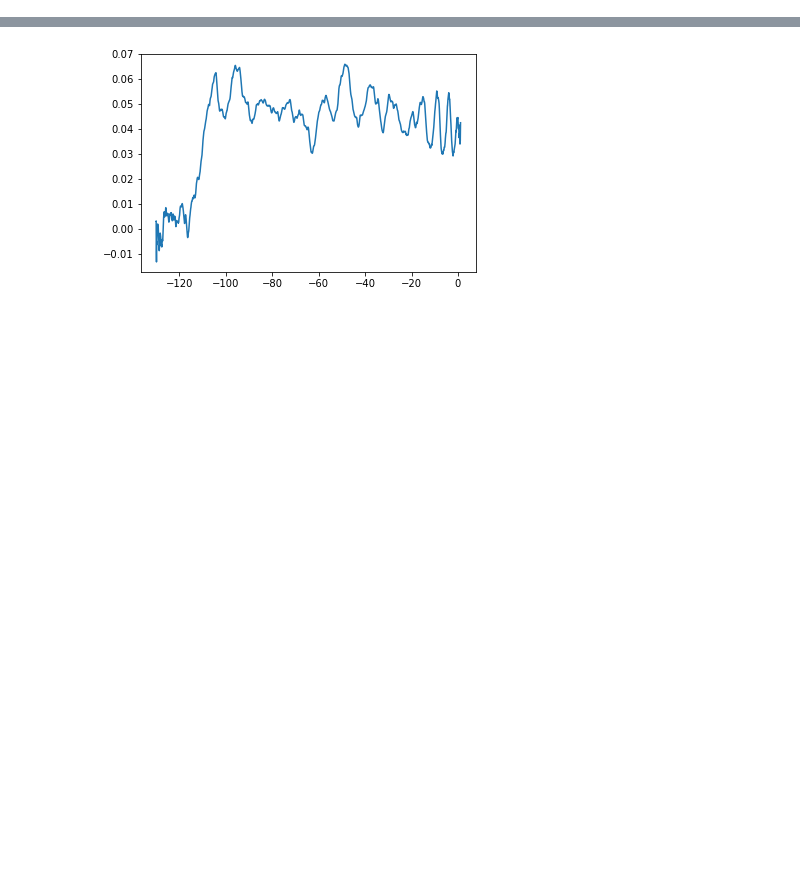
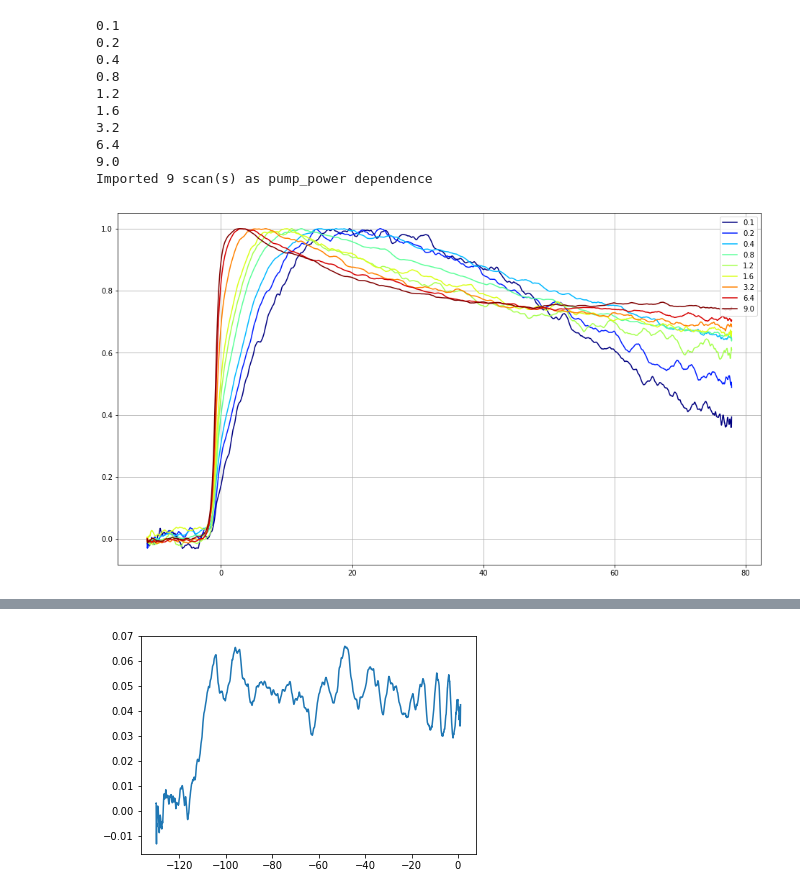
Before and after one commit to steinnymir/RegAscope2017, a Jupyter notebook: Analysis Tests.ipynb, the cells around one changed output, grey strips where cells are left out. Saved outputs shown, nothing was run; the diff lists cells and outputs as text; code cells hidden in the pictures; blank space fills up the shorter version.

```diff
--- a/Analysis Tests.ipynb
+++ b/Analysis Tests.ipynb
@@ -9,6 +9,75 @@ import matplotlib.colorbar as colorbar
 import matplotlib.cm as cmx
 from mpl_toolkits.axes_grid1 import make_axes_locatable
 %matplotlib inline
+# %%
+tr = transient.Transient()
+
+filepath = 'E:/steinn/new data/2017-11-28/'
+files = os.listdir(filepath)
+ax = []
+trs = []
+k_parameters = []
+cutFreq = 0.01 # THz
+t0 = 76
+key_parameter = 'pump_power'
+description = ''
+for i in range(len(files)):
+    tr = transient.Transient()
+    tr.import_file(filepath + files[i],cleanData=False, key_parameter = key_parameter, description=description)
+    print(tr.pump_power)
+    tr.crop_time_scale()
+    tr.shift_time(t0)
+    tr.filter_low_pass(cutFreq)
+#     tr.flip_trace()
+    tr.remove_DC_offset()
+    tr.flip_time()
+    k_parameters.append(float(tr.pump_power))
+
+    tr.trace = np.divide(tr.trace,max(tr.trace))
+#     tr.trace = np.divide(tr.trace,tr.pump_power)
+
+    trs.append(tr)
+
+print('Imported {0} scan(s) as {1} dependence'.format(len(trs),trs[0].key_parameter))
+
+
+fig = plt.figure(figsize=(16,9))
+ax = fig.add_subplot(111)
+jet = cm = plt.get_cmap('jet')
+cNormLog = colors.LogNorm(vmin=min(k_parameters), vmax=max(k_parameters))
+cNorm  = colors.Normalize(vmin=min(k_parameters), vmax=max(k_parameters))
+scalarMap = cmx.ScalarMappable(norm=cNormLog, cmap=jet)
+lines = []
+for idx in range(len(trs)):
+    colorVal = scalarMap.to_rgba(trs[idx].pump_power)
+    retLine, = ax.plot(trs[idx].time, trs[idx].trace, color=colorVal)
+    lines.append(retLine)
+# make labels
+    labels = []
+for i in range(len(lines)):
+    labels.append((lines[i],k_parameters[i]))
+labels = sorted(labels, key=lambda kpar: float(kpar[1]))
+lbLines=[]
+lbVals=[]
+for i in range(len(labels)):
+    lbLines.append(labels[i][0])
+    lbVals.append(labels[i][1])
+ax.legend(lbLines, lbVals, loc='upper right')
+# plt.xlim((-5,5))
+# plt.ylim((-0.0002,0.0008))
+ax.grid()
+# %% [output]
+0.1
+0.2
+0.4
+0.8
+1.2
+1.6
+3.2
+6.4
+9.0
+Imported 9 scan(s) as pump_power dependence
+[figure, added]
 # %%
 tr = transient.Transient()
 
```
Also changed, not shown: parts of 4 cells of this notebook.
